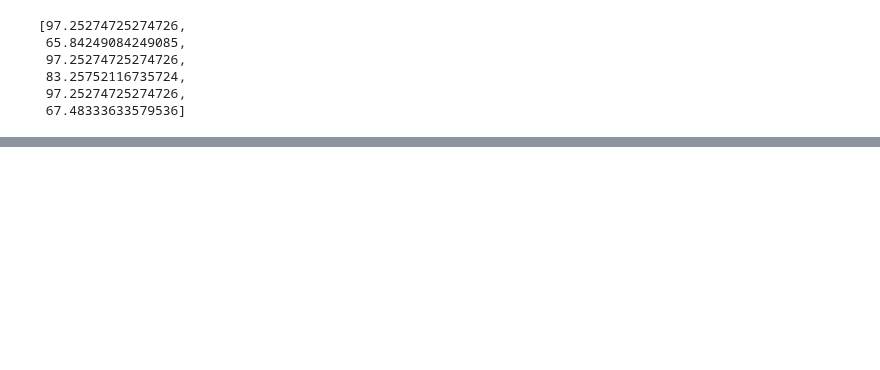
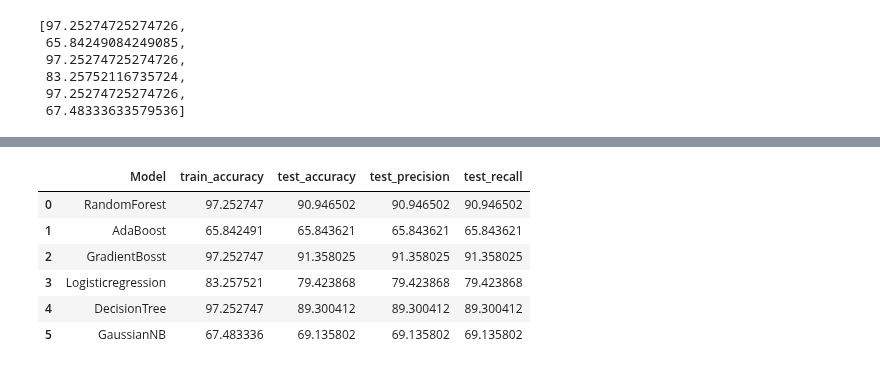
Before and after one commit to kazeemolaitanmusbau/Postgresql-Works, a Jupyter notebook: Untitled1.ipynb, the cells around one changed output, grey strips where cells are left out. Drawn from its saved outputs; the diff is of its cells as text; code cells hidden in the pictures; blank space fills up the shorter version.

```diff
--- a/Untitled1.ipynb
+++ b/Untitled1.ipynb
@@ -146,0 +176,10 @@ cv_score
+# %%
+results_df
+# %% [output]
+|  | Model | train_accuracy | test_accuracy | test_precision | test_recall |
+| 0 | RandomForest | 97.252747 | 90.946502 | 90.946502 | 90.946502 |
+| 1 | AdaBoost | 65.842491 | 65.843621 | 65.843621 | 65.843621 |
+| 2 | GradientBosst | 97.252747 | 91.358025 | 91.358025 | 91.358025 |
+| 3 | Logisticregression | 83.257521 | 79.423868 | 79.423868 | 79.423868 |
+| 4 | DecisionTree | 97.252747 | 89.300412 | 89.300412 | 89.300412 |
+| 5 | GaussianNB | 67.483336 | 69.135802 | 69.135802 | 69.135802 |
```
Also changed, not shown: parts of 10 cells of this notebook.
